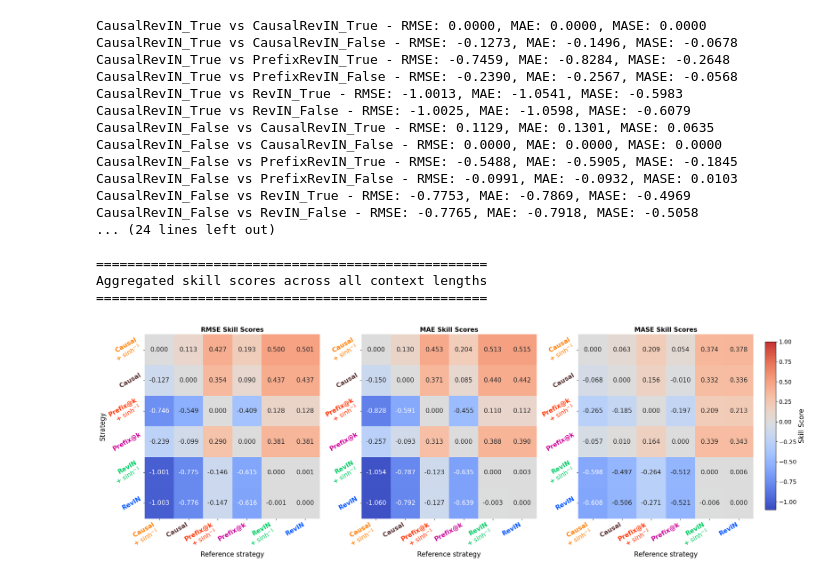
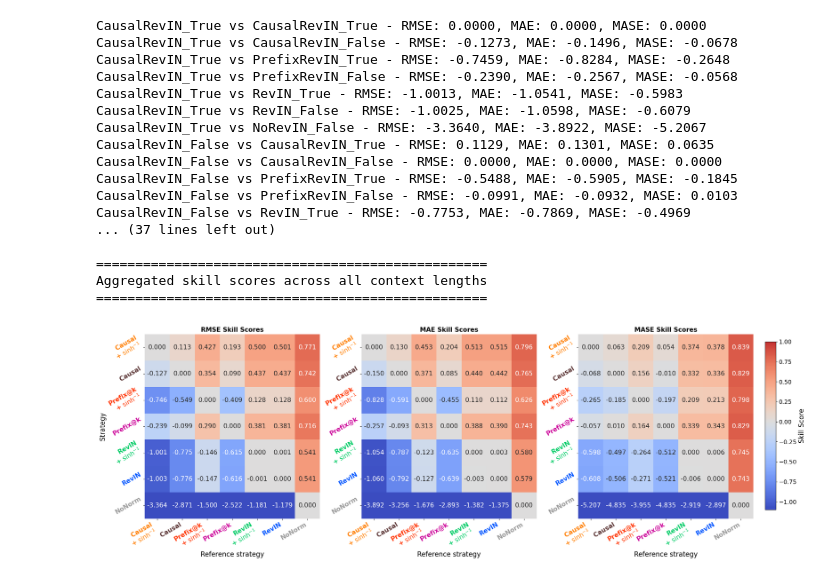
Before and after one commit to vilhess/normalizer, a Jupyter notebook: notebooks/skill_score.ipynb, the cells around one changed output. Cells and saved outputs as stored; diff of their text form; code cells hidden in the pictures.

```diff
--- a/notebooks/skill_score.ipynb
+++ b/notebooks/skill_score.ipynb
@@ -3,7 +3,7 @@ import numpy as np
 import matplotlib.pyplot as plt
 import seaborn as sns
 
-INCLUDE_NO_NORM = False
+INCLUDE_NO_NORM = True
 
 model_name_to_show_label = {
     "CausalRevIN_True": r"Causal + $\sinh^{-1}$",
@@ -12,7 +12,7 @@ model_name_to_show_label = {
     "RevIN_False": "RevIN",
     "PrefixRevIN_True": r"Prefix@k + $\sinh^{-1}$",
     "PrefixRevIN_False": "Prefix@k",
-    "NoRevIN_False": "No norm"
+    "NoRevIN_False": "NoNorm"
 
 }
 
@@ -23,7 +23,7 @@ dic_model_colors = {
     r"RevIN":                  "#0055FF",  # electric deep blue
     r"Prefix@k + $\sinh^{-1}$": "#FF3300",  # bright red-orange
     r"Prefix@k":               "#CC0099",  # strong magenta
-    "No norm":                "#999999",  # medium gray
+    "NoNorm":                "#999999",  # medium gray
 
 }
 
@@ -203,34 +203,38 @@ for label in axes[2].get_xticklabels():
     label.set_color(dic_model_colors[original_text])
     label.set_fontweight('bold')
 for label in axes[2].get_yticklabels():
     original_text = label.get_text().replace('\n', ' ')
     label.set_color(dic_model_colors[original_text])
     label.set_fontweight('bold')
 
 fig.subplots_adjust(right=0.92)
 cbar_ax = fig.add_axes([0.93, 0.22, 0.015, 0.7])
 cbar = fig.colorbar(axes[2].collections[0], cax=cbar_ax)
 cbar.set_label('Skill Score', fontsize=16)
 cbar.ax.tick_params(labelsize=14)
 
 plt.tight_layout(rect=[0, 0, 0.92, 1])
-#plt.savefig('figures/skill_score/skill_scores.pdf', format='pdf', dpi=300)
+
+if INCLUDE_NO_NORM:
+    plt.savefig('figures/skill_score/skill_scores_nonorm.pdf', format='pdf', dpi=300)
+else:
+    plt.savefig('figures/skill_score/skill_scores.pdf', format='pdf', dpi=300)
 # %% [output]
 CausalRevIN_True vs CausalRevIN_True - RMSE: 0.0000, MAE: 0.0000, MASE: 0.0000
 CausalRevIN_True vs CausalRevIN_False - RMSE: -0.1273, MAE: -0.1496, MASE: -0.0678
 CausalRevIN_True vs PrefixRevIN_True - RMSE: -0.7459, MAE: -0.8284, MASE: -0.2648
 CausalRevIN_True vs PrefixRevIN_False - RMSE: -0.2390, MAE: -0.2567, MASE: -0.0568
 CausalRevIN_True vs RevIN_True - RMSE: -1.0013, MAE: -1.0541, MASE: -0.5983
 CausalRevIN_True vs RevIN_False - RMSE: -1.0025, MAE: -1.0598, MASE: -0.6079
+CausalRevIN_True vs NoRevIN_False - RMSE: -3.3640, MAE: -3.8922, MASE: -5.2067
 CausalRevIN_False vs CausalRevIN_True - RMSE: 0.1129, MAE: 0.1301, MASE: 0.0635
 CausalRevIN_False vs CausalRevIN_False - RMSE: 0.0000, MAE: 0.0000, MASE: 0.0000
 CausalRevIN_False vs PrefixRevIN_True - RMSE: -0.5488, MAE: -0.5905, MASE: -0.1845
 CausalRevIN_False vs PrefixRevIN_False - RMSE: -0.0991, MAE: -0.0932, MASE: 0.0103
 CausalRevIN_False vs RevIN_True - RMSE: -0.7753, MAE: -0.7869, MASE: -0.4969
-CausalRevIN_False vs RevIN_False - RMSE: -0.7765, MAE: -0.7918, MASE: -0.5058
-... (24 lines left out)
+... (37 lines left out)
 
 ==================================================
 Aggregated skill scores across all context lengths
 ==================================================
-[figure, old version]
+[figure, new version]
```
Also changed, not shown: 2 other files.
